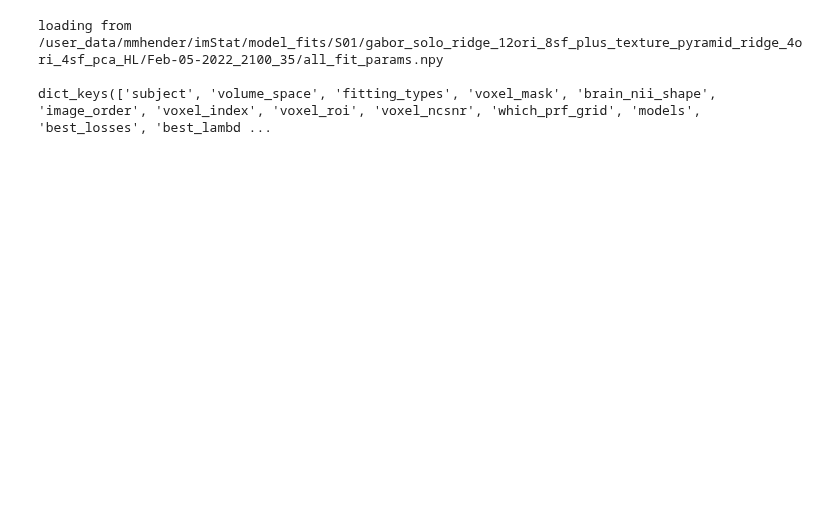
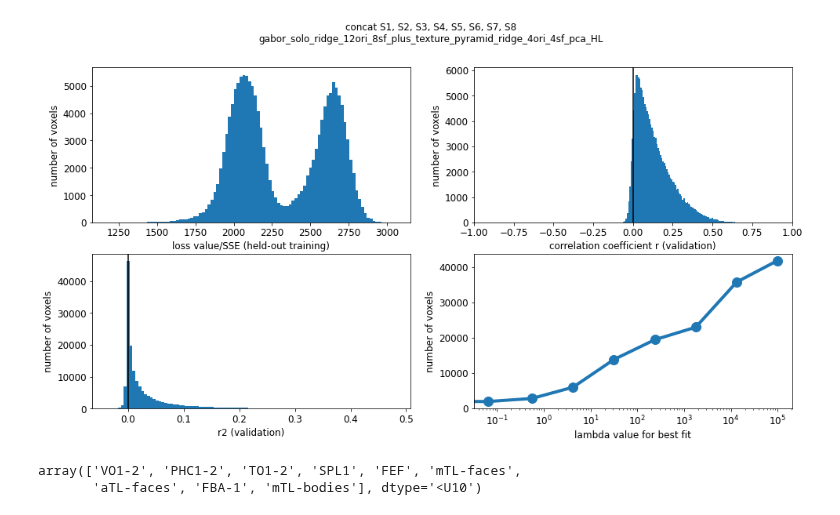
Before and after one commit to mmhenderson/modfit, a Jupyter notebook: notebooks/plot_encoding_model_fits/plot_gabor_plus_pyramid.ipynb, the cells around one changed output. Saved outputs shown, nothing was run; the diff lists cells and outputs as text; code cells hidden in the pictures; blank space fills up the shorter version.

```diff
--- a/notebooks/plot_encoding_model_fits/plot_gabor_plus_pyramid.ipynb
+++ b/notebooks/plot_encoding_model_fits/plot_gabor_plus_pyramid.ipynb
@@ -11,20 +11,26 @@ from utils import roi_utils, default_paths, stats_utils
 # %%
 # Load results of the fitting procedure
 
-subject = 1
-volume_space=True
+subjects = np.arange(1,9)
+n_subjects = len(subjects)
+# subjects = np.arange(1,4)
 
 fitting_type = 'gabor_solo_ridge_12ori_8sf_plus_texture_pyramid_ridge_4ori_4sf_pca_HL'
 
-out = load_fits.load_fit_results(subject, fitting_type, n_from_end=0, verbose=True);
-# load_fits.print_output_summary(out)
+out = [load_fits.load_fit_results(subject=ss, fitting_type=fitting_type, n_from_end=0, verbose=False) for ss in subjects]
 fig_save_folder=None
-roi_def = roi_utils.get_combined_rois(subject,include_all=True,include_body=True,volume_space=True,verbose=False)
-
+roi_def = roi_utils.multi_subject_roi_def(subjects)
+# roi_def = [roi_utils.nsd_roi_def(subject=ss) for ss in subjects]
 skip_inds = [10,11,15,23]
-retlabs, facelabs, placelabs, bodylabs, \
-        ret_names, face_names, place_names, body_names = roi_def
-# %% [output]
-loading from /user_data/mmhender/imStat/model_fits/S01/gabor_solo_ridge_12ori_8sf_plus_texture_pyramid_ridge_4ori_4sf_pca_HL/Feb-05-2022_2100_35/all_fit_params.npy
-
-dict_keys(['subject', 'volume_space', 'fitting_types', 'voxel_mask', 'brain_nii_shape', 'image_order', 'voxel_index', 'voxel_roi', 'voxel_ncsnr', 'which_prf_grid', 'models', 'best_losses', 'best_lambd ...
+# %%
+plot_utils.set_all_font_sizes(12)
+summary_plots.plot_perf_summary(fitting_type, out)
+# %% [output]
+[figure, added]
+# %%
+roi_names =roi_def.roi_names
+skip_inds = [4,5,7,10,11,15,16,21,23]
+np.array(roi_names)[skip_inds]
+# %% [output]
+array(['VO1-2', 'PHC1-2', 'TO1-2', 'SPL1', 'FEF', 'mTL-faces',
+       'aTL-faces', 'FBA-1', 'mTL-bodies'], dtype='<U10')
```
Also changed, not shown: parts of 6 cells of this notebook, 18 other files.
